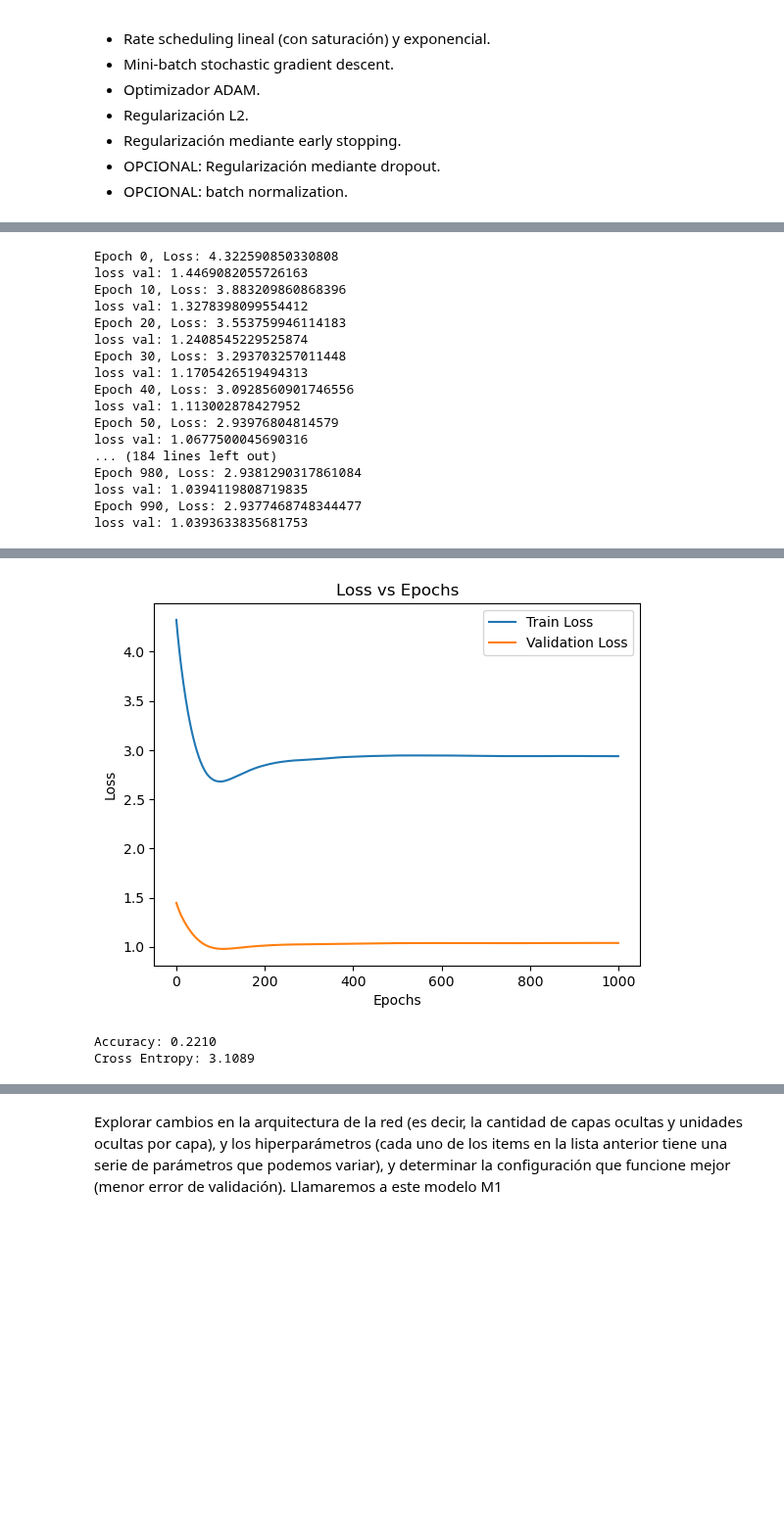
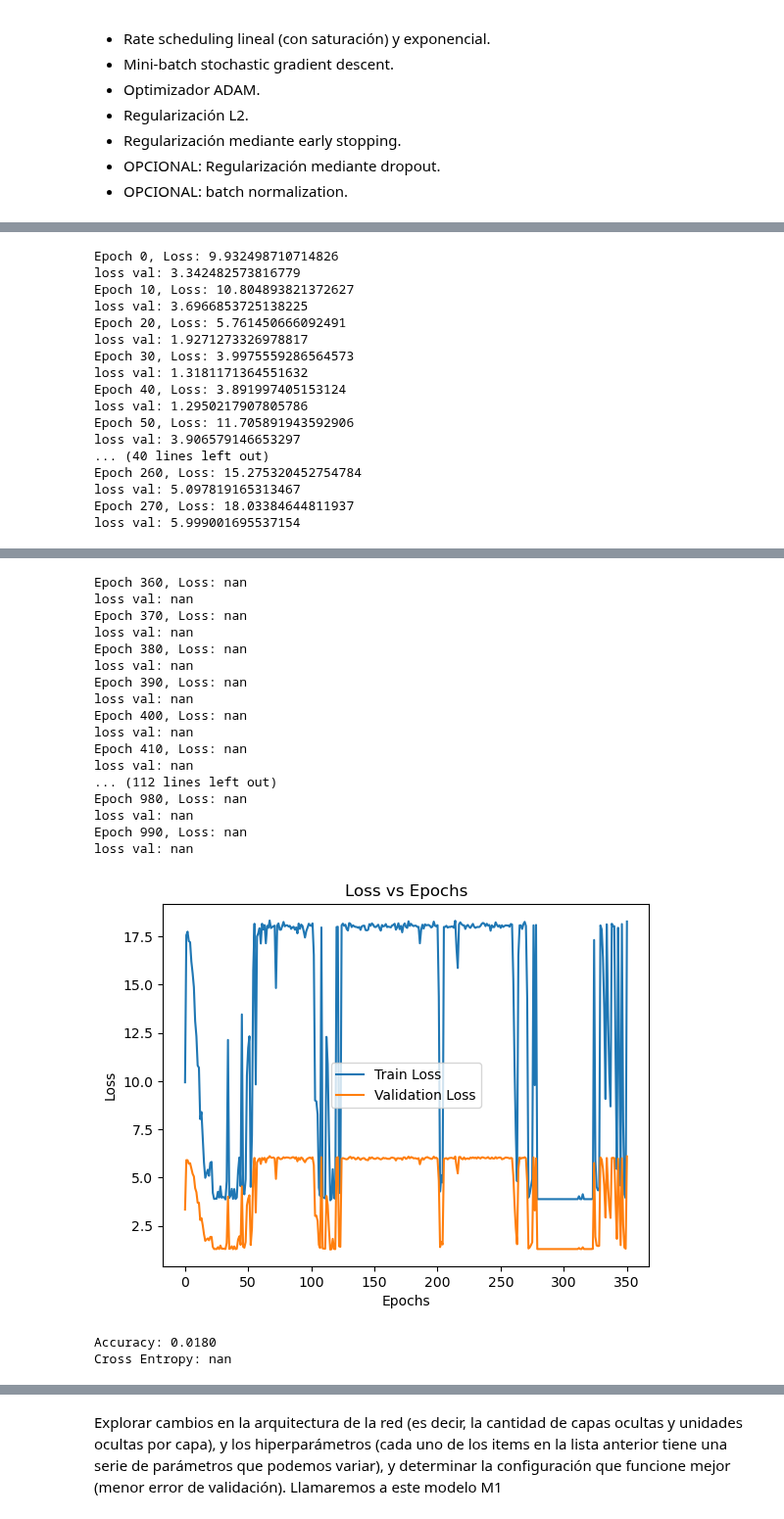
Before and after one commit to felicitasmarolda/MLyDL_TPs, a Jupyter notebook: Marolda_Felicitas_TP3/Marolda_Felicitas_TP3.ipynb, the cells around one changed output, grey strips where cells are left out. Shown at 98% size. Cells and saved outputs as stored; diff of their text form; code cells hidden in the pictures; blank space fills up the shorter version.

```diff
--- a/Marolda_Felicitas_TP3/Marolda_Felicitas_TP3.ipynb
+++ b/Marolda_Felicitas_TP3/Marolda_Felicitas_TP3.ipynb
@@ -296,24 +297,25 @@ Cross Entropy: 1.9087
 # %%
 # batch normalization
+importlib.reload(md)
 mejoras = {}
 mejoras["Batch normalization"] = 0.9
 batch_norm = md.NeuralNetwork(X_train, y_train, X_val, y_val, funciones_de_activacion, nodos_por_capa, mejoras)
 get_metrics = mt.get_metrics(batch_norm.forward_pass(X_val, False), y_val)
 # %% [output]
-Epoch 0, Loss: 4.322590850330808
-loss val: 1.4469082055726163
-Epoch 10, Loss: 3.883209860868396
-loss val: 1.3278398099554412
-Epoch 20, Loss: 3.553759946114183
-loss val: 1.2408545229525874
-Epoch 30, Loss: 3.293703257011448
-loss val: 1.1705426519494313
-Epoch 40, Loss: 3.0928560901746556
-loss val: 1.113002878427952
-Epoch 50, Loss: 2.93976804814579
-loss val: 1.0677500045690316
-... (184 lines left out)
-Epoch 980, Loss: 2.9381290317861084
-loss val: 1.0394119808719835
-Epoch 990, Loss: 2.9377468748344477
-loss val: 1.0393633835681753
+Epoch 0, Loss: 9.932498710714826
+loss val: 3.342482573816779
+Epoch 10, Loss: 10.804893821372627
+loss val: 3.6966853725138225
+Epoch 20, Loss: 5.761450666092491
+loss val: 1.9271273326978817
+Epoch 30, Loss: 3.9975559286564573
+loss val: 1.3181171364551632
+Epoch 40, Loss: 3.891997405153124
+loss val: 1.2950217907805786
+Epoch 50, Loss: 11.705891943592906
+loss val: 3.906579146653297
+... (40 lines left out)
+Epoch 260, Loss: 15.275320452754784
+loss val: 5.097819165313467
+Epoch 270, Loss: 18.03384644811937
+loss val: 5.999001695537154
@@ -320,3 +338,20 @@ loss val: 1.0393633835681753
+Epoch 360, Loss: nan
+loss val: nan
+Epoch 370, Loss: nan
+loss val: nan
+Epoch 380, Loss: nan
+loss val: nan
+Epoch 390, Loss: nan
+loss val: nan
+Epoch 400, Loss: nan
+loss val: nan
+Epoch 410, Loss: nan
+loss val: nan
+... (112 lines left out)
+Epoch 980, Loss: nan
+loss val: nan
+Epoch 990, Loss: nan
+loss val: nan
-[figure, old version]
+[figure, new version]
-Accuracy: 0.2210
-Cross Entropy: 3.1089
+Accuracy: 0.0180
+Cross Entropy: nan
```
Also changed, not shown: parts of 10 cells of this notebook, 2 other files.
